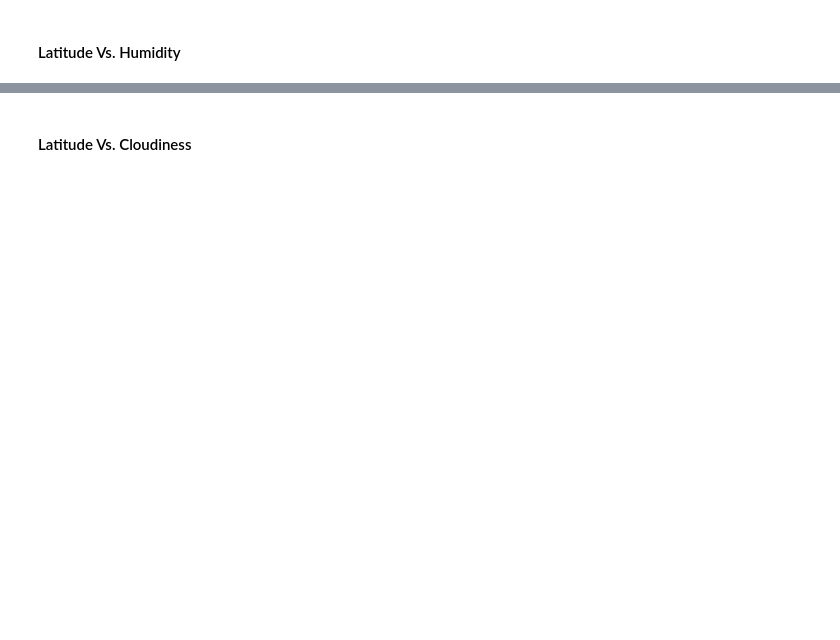
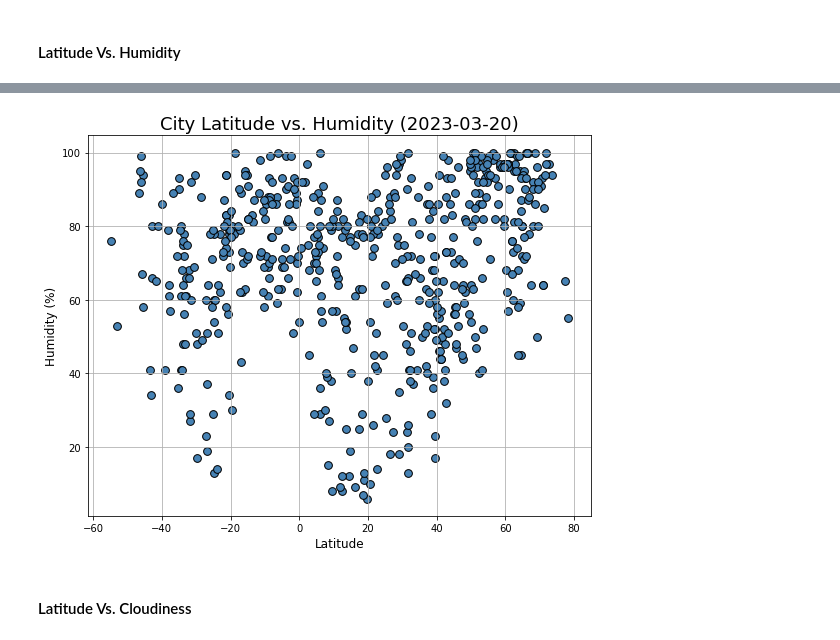
Before and after one commit to Swetavirani/python-api-challenge, a Jupyter notebook: WeatherPy/WeatherPy.ipynb, the cells around one changed output, grey strips where cells are left out. Cells and saved outputs as stored; diff of their text form; code cells hidden in the pictures; blank space fills up the shorter version.

```diff
--- a/WeatherPy/WeatherPy.ipynb
+++ b/WeatherPy/WeatherPy.ipynb
@@ -225,2 +218,23 @@ plt.show()
+# %%
+# Build the scatter plots for latitude vs. humidity
+city_data_df.plot(kind="scatter", x= "Lat", y="Humidity", grid= True, figsize =(9,7), c ="steelblue", marker ="o", s=60,edgecolors='black')
+
+# Incorporate the other graph properties
+current_dateTime = datetime.now()
+year = current_dateTime.year
+month = current_dateTime.month
+day = current_dateTime.day
+
+plt.title((f"City Latitude vs. Humidity ({year}-0{month}-{day})"), fontsize=18)
+plt.ylabel("Humidity (%)" , fontsize =12)
+plt.xlabel("Latitude" , fontsize =12)
+
+# Save the figure
+plt.savefig("output_data/Fig2.png", bbox_inches='tight')
+
+# Show plot
+plt.show()
+# %% [output]
+[figure, added]
 # %% [markdown]
 #### Latitude Vs. Cloudiness
```
Also changed, not shown: parts of 41 cells of this notebook, 7 other files.
